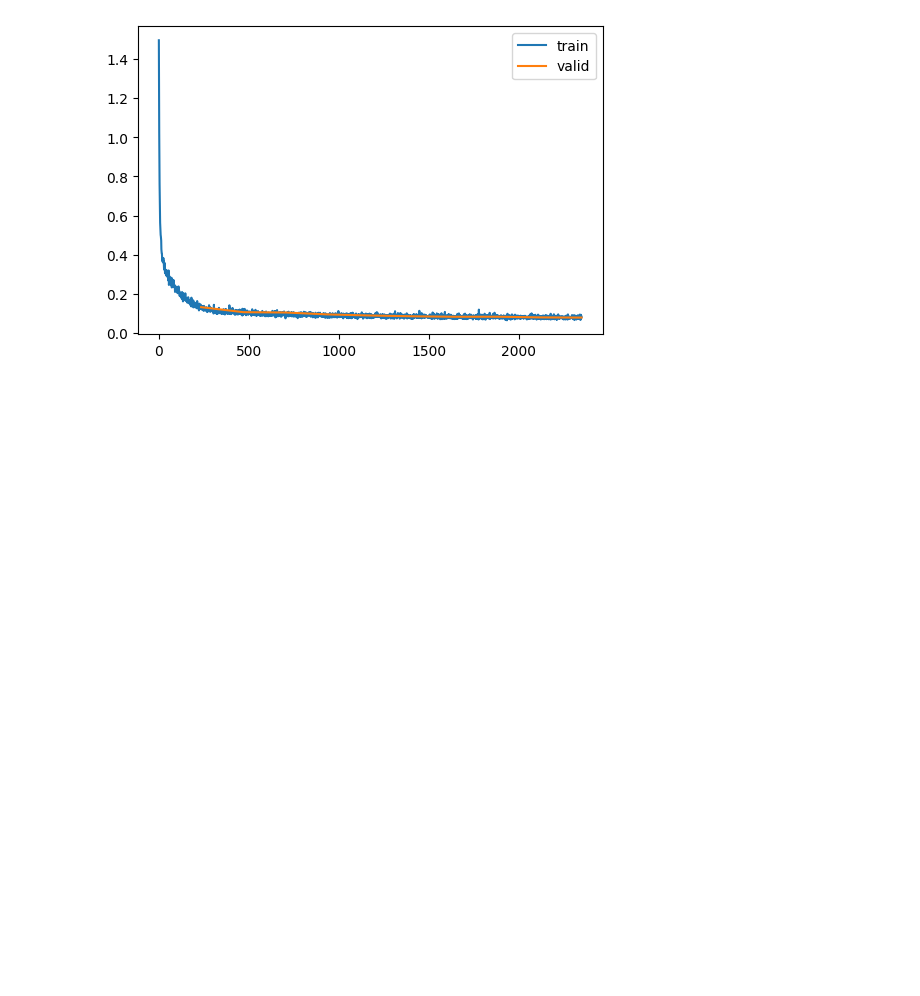
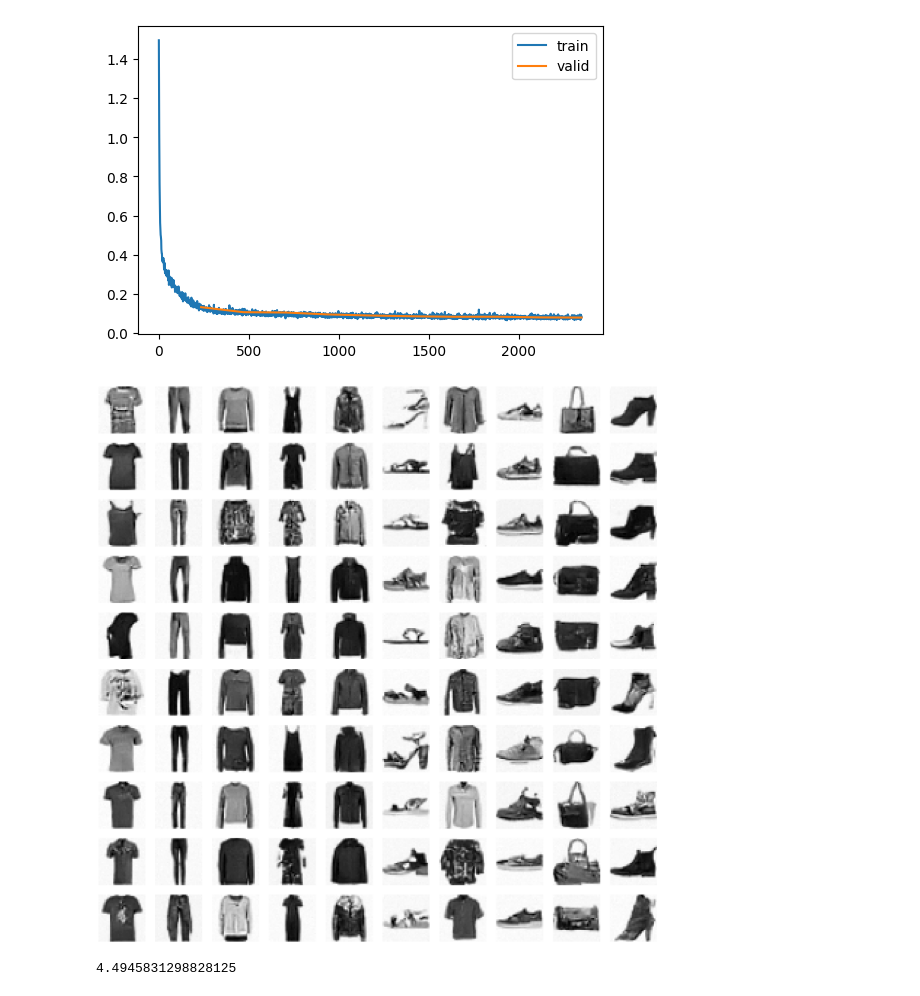
Before and after one commit to pranay8297/DDPM-DDIM-Karras, a Jupyter notebook: flow_matching_fmnist.ipynb, the cells around one changed output. Saved outputs shown, nothing was run; the diff lists cells and outputs as text; code cells hidden in the pictures; blank space fills up the shorter version.

Commit message:
Sampling Done on conditional flow matching
Better FID achieved over diffusion DDIM paper

```diff
--- a/flow_matching_fmnist.ipynb
+++ b/flow_matching_fmnist.ipynb
@@ -637,3 +638,22 @@ learner.fit(epochs)
 # %%
 # combined loss
 torch.save(learner.model, mdl_path/'flow_matching_v2.pkl')
+# %%
+def sample(model, nsteps = 100):
+
+  device = torch.device('cuda' if torch.cuda.is_available() else 'cpu')
+  ts = torch.linspace(0, 1, nsteps)
+  x0 = torch.randn(100, 1, 32, 32).to(device)
+  ys = torch.arange(0, 10, 1).repeat(10).to(device)
+
+  xt = x0
+  with torch.no_grad():
+
+    for index in range(1, ts.shape[0]):
+
+      delta_t = ts[index] - ts[index - 1]
+      t = torch.tensor([ts[index]]*x0.shape[0]).to(device)
+      vt = model((xt, t, ys))
+      xt += delta_t * vt
+
+  return xt
@@ -639,0 +663,13 @@ torch.save(learner.model, mdl_path/'flow_matching_v2.pkl')
+# %%
+mpl.rcParams['image.cmap'] = 'gray_r'
+# %%
+model = torch.load(mdl_path/'flow_matching_v1.pkl')
+out = sample(model)
+# %%
+show_images(out, nrows = 10)
+# %% [output]
+[figure, added]
+# %%
+fid(out.cpu())
+# %% [output]
+4.4945831298828125
```
Also changed, not shown: parts of 5 cells of this notebook.
